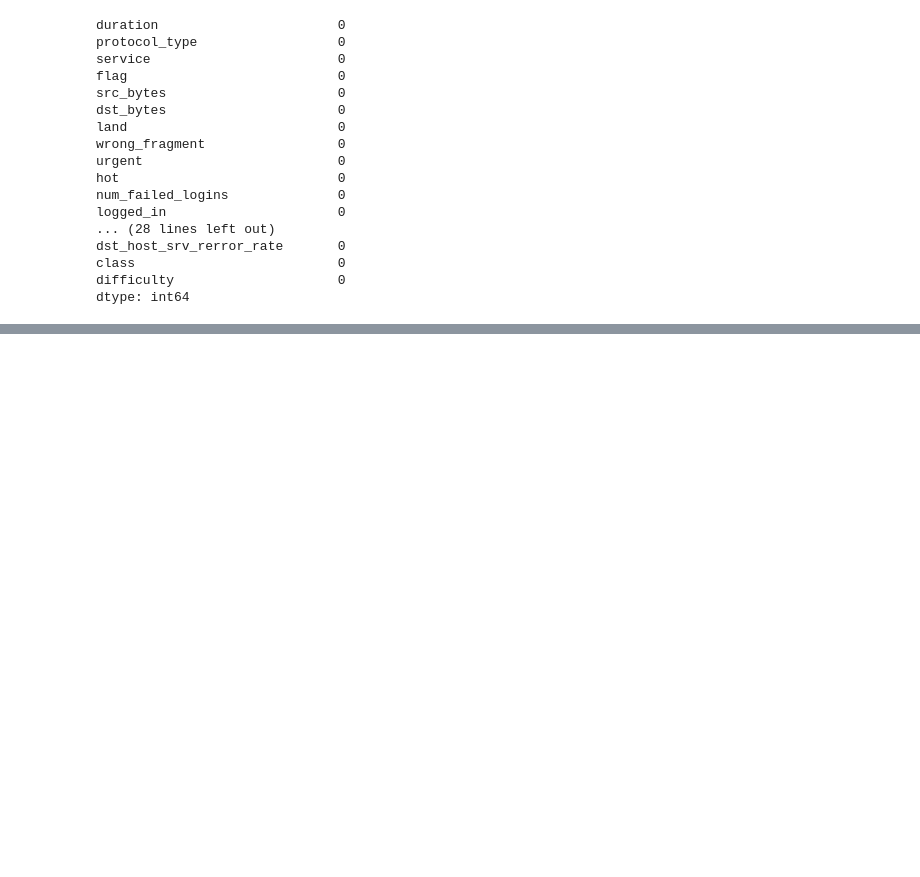
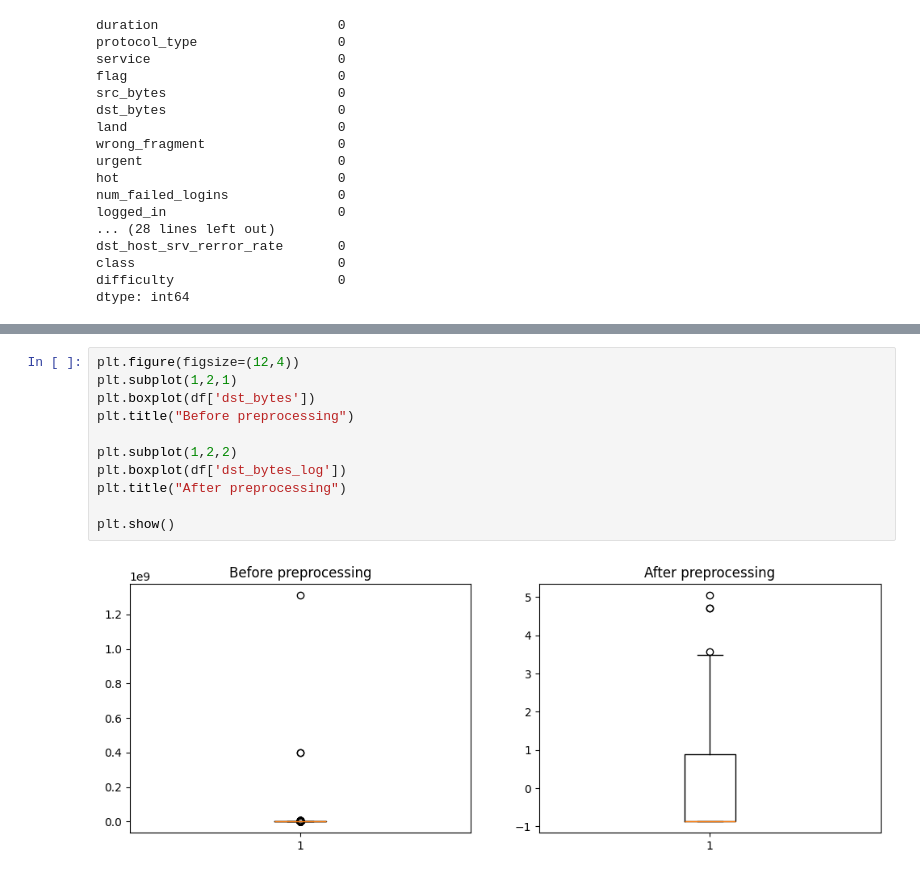
Before and after one commit to mailech/SentinelNet-AI-Powered-Network-Intrusion-Detection-System-, a Jupyter notebook: notebooks/01_data_loading.ipynb, the cells around one changed output, grey strips where cells are left out. Saved outputs shown, nothing was run; the diff lists cells and outputs as text; blank space fills up the shorter version.

```diff
--- a/notebooks/01_data_loading.ipynb
+++ b/notebooks/01_data_loading.ipynb
@@ -604,0 +768,13 @@ np.int64(0)
+# %%
+plt.figure(figsize=(12,4))
+plt.subplot(1,2,1)
+plt.boxplot(df['dst_bytes'])
+plt.title("Before preprocessing")
+
+plt.subplot(1,2,2)
+plt.boxplot(df['dst_bytes_log'])
+plt.title("After preprocessing")
+
+plt.show()
+# %% [output]
+[figure, added]
```
Also changed, not shown: parts of 34 cells of this notebook, 2 other files.
